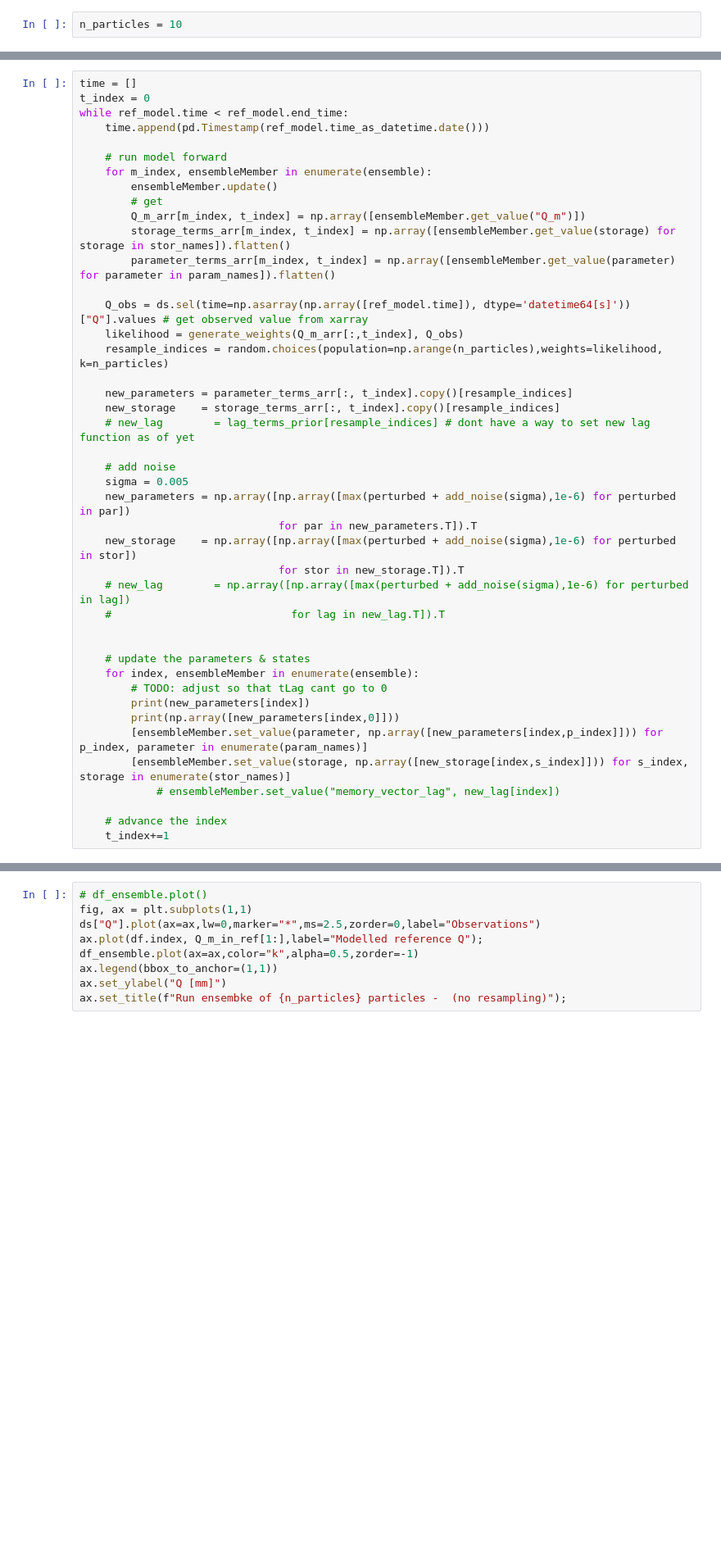
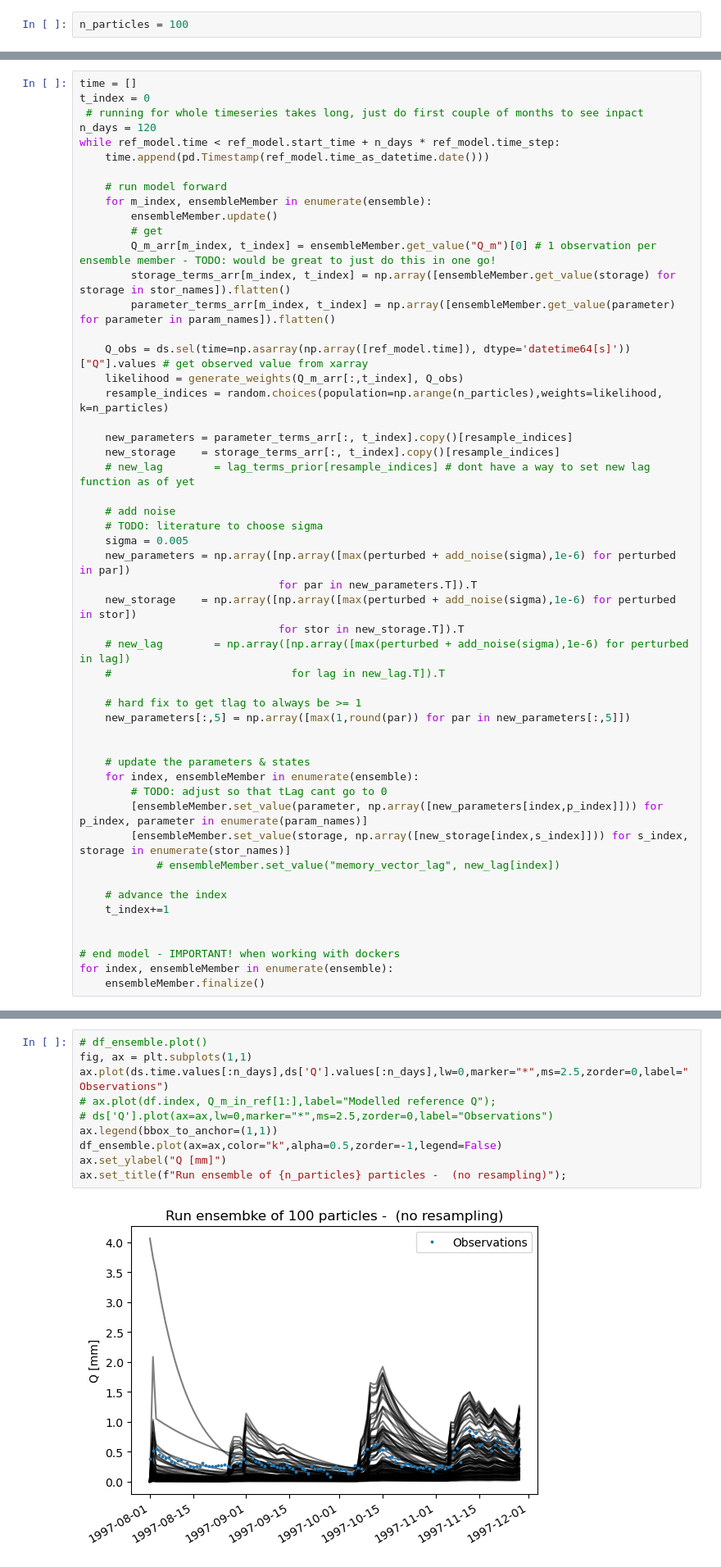
Before and after one commit to Daafip/Msc-Thesis-Notebooks, a Jupyter notebook: 2. Run first DA HBV.ipynb, the cells around one changed output, grey strips where cells are left out. Shown: that part at 82% size. Drawn from its saved outputs; the diff is of its cells as text; blank space fills up the shorter version.

```diff
--- a/2. Run first DA HBV.ipynb
+++ b/2. Run first DA HBV.ipynb
@@ -202,4 +206,4 @@ def generate_weights(Q_m_at_ts, obs):
 def add_noise(like_sigma):
     return rng.normal(loc=0, scale=like_sigma)   # log normal so can't go to 0 ?
 # %%
-n_particles = 10
+n_particles = 100
@@ -225,14 +229,16 @@ print(stor_names)
 # %%
 time = []
 t_index = 0
-while ref_model.time < ref_model.end_time:
+ # running for whole timeseries takes long, just do first couple of months to see inpact
+n_days = 120
+while ref_model.time < ref_model.start_time + n_days * ref_model.time_step:
     time.append(pd.Timestamp(ref_model.time_as_datetime.date()))
 
     # run model forward
     for m_index, ensembleMember in enumerate(ensemble):
         ensembleMember.update()
         # get
-        Q_m_arr[m_index, t_index] = np.array([ensembleMember.get_value("Q_m")])
+        Q_m_arr[m_index, t_index] = ensembleMember.get_value("Q_m")[0] # 1 observation per ensemble member - TODO: would be great to just do this in one go!
         storage_terms_arr[m_index, t_index] = np.array([ensembleMember.get_value(storage) for storage in stor_names]).flatten()
         parameter_terms_arr[m_index, t_index] = np.array([ensembleMember.get_value(parameter) for parameter in param_names]).flatten()
 
@@ -245,6 +251,7 @@ while ref_model.time < ref_model.end_time:
     # new_lag        = lag_terms_prior[resample_indices] # dont have a way to set new lag function as of yet
 
     # add noise
+    # TODO: literature to choose sigma
     sigma = 0.005
     new_parameters = np.array([np.array([max(perturbed + add_noise(sigma),1e-6) for perturbed in par])
                                for par in new_parameters.T]).T
@@ -253,15 +260,21 @@ while ref_model.time < ref_model.end_time:
     # new_lag        = np.array([np.array([max(perturbed + add_noise(sigma),1e-6) for perturbed in lag])
     #                            for lag in new_lag.T]).T
 
+    # hard fix to get tlag to always be >= 1
+    new_parameters[:,5] = np.array([max(1,round(par)) for par in new_parameters[:,5]])
+
 
     # update the parameters & states
     for index, ensembleMember in enumerate(ensemble):
         # TODO: adjust so that tLag cant go to 0
-        print(new_parameters[index])
-        print(np.array([new_parameters[index,0]]))
         [ensembleMember.set_value(parameter, np.array([new_parameters[index,p_index]])) for p_index, parameter in enumerate(param_names)]
         [ensembleMember.set_value(storage, np.array([new_storage[index,s_index]])) for s_index, storage in enumerate(stor_names)]
             # ensembleMember.set_value("memory_vector_lag", new_lag[index])
 
     # advance the index
     t_index+=1
+
+
+# end model - IMPORTANT! when working with dockers
+for index, ensembleMember in enumerate(ensemble):
+    ensembleMember.finalize()
@@ -293,9 +283,12 @@ df_ensemble = pd.DataFrame(data=Q_m_arr[:,:len(time)].T,index=time,columns=[f'pa
 # %%
 # df_ensemble.plot()
 fig, ax = plt.subplots(1,1)
-ds["Q"].plot(ax=ax,lw=0,marker="*",ms=2.5,zorder=0,label="Observations")
-ax.plot(df.index, Q_m_in_ref[1:],label="Modelled reference Q");
-df_ensemble.plot(ax=ax,color="k",alpha=0.5,zorder=-1)
+ax.plot(ds.time.values[:n_days],ds['Q'].values[:n_days],lw=0,marker="*",ms=2.5,zorder=0,label="Observations")
+# ax.plot(df.index, Q_m_in_ref[1:],label="Modelled reference Q");
+# ds['Q'].plot(ax=ax,lw=0,marker="*",ms=2.5,zorder=0,label="Observations")
 ax.legend(bbox_to_anchor=(1,1))
+df_ensemble.plot(ax=ax,color="k",alpha=0.5,zorder=-1,legend=False)
 ax.set_ylabel("Q [mm]")
-ax.set_title(f"Run ensembke of {n_particles} particles -  (no resampling)");
+ax.set_title(f"Run ensemble of {n_particles} particles -  (no resampling)");
+# %% [output]
+[figure, added]
```
Also changed, not shown: parts of 14 cells of this notebook, 2 other files.
